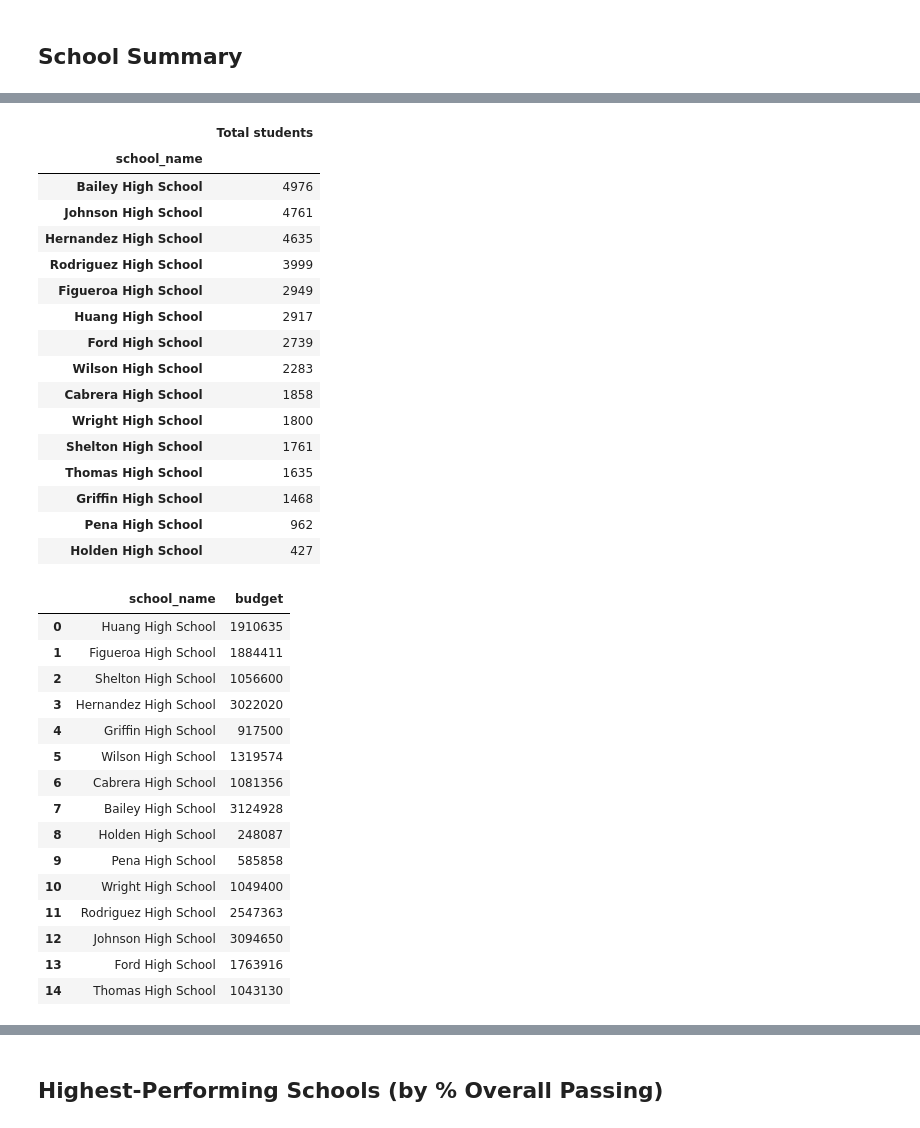
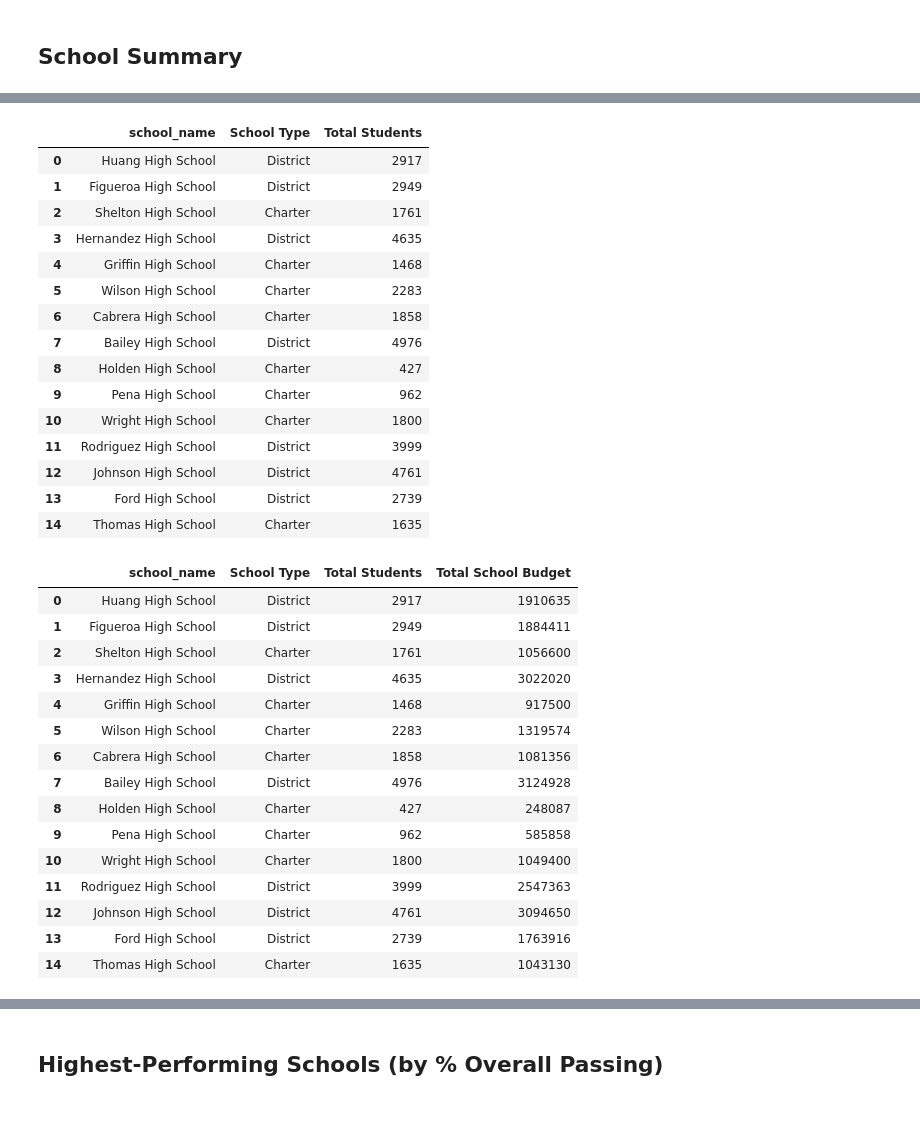
Before and after one commit to raniljoshua/Module-4-Challenge_pandas-challenge, a Jupyter notebook: PyCitySchools/PyCitySchools_starter.ipynb, the cells around one changed output, grey strips where cells are left out. Cells and saved outputs as stored; diff of their text form; code cells hidden in the pictures.

```diff
--- a/PyCitySchools/PyCitySchools_starter.ipynb
+++ b/PyCitySchools/PyCitySchools_starter.ipynb
@@ -108,6 +108,8 @@ district_summary
 ## School Summary
 # %%
 # Use the code provided to select all of the school types
-school_types = school_data_complete['type'].value_counts()
-school_types
+school_types = school_data_complete[["school_name","type"]].drop_duplicates()
+school_types = school_types.reset_index(drop=True)
+school_types = school_types.rename(columns={"type":"School Type"})
+school_types.set_index("school_name")
 # %% [output]
@@ -118,45 +133,47 @@ Name: count, dtype: int64
 # %%
 # Calculate the total student count per school
 # per_school_counts = school_data_complete["school_name"].value_counts()
-per_school_counts = pd.DataFrame({"Total students":school_data_complete["school_name"].value_counts()})
+per_school_counts = pd.DataFrame({"Total Students":school_data_complete["school_name"].value_counts()})
+per_school_counts = pd.merge(school_types, per_school_counts, how="left", on=["school_name", "school_name"])
 per_school_counts
 # %% [output]
-|  | Total students |
-| school_name |  |
-| Bailey High School | 4976 |
-| Johnson High School | 4761 |
-| Hernandez High School | 4635 |
-| Rodriguez High School | 3999 |
-| Figueroa High School | 2949 |
-| Huang High School | 2917 |
-| Ford High School | 2739 |
-| Wilson High School | 2283 |
-| Cabrera High School | 1858 |
-| Wright High School | 1800 |
-| Shelton High School | 1761 |
-| Thomas High School | 1635 |
-| Griffin High School | 1468 |
-| Pena High School | 962 |
-| Holden High School | 427 |
+|  | school_name | School Type | Total Students |
+| 0 | Huang High School | District | 2917 |
+| 1 | Figueroa High School | District | 2949 |
+| 2 | Shelton High School | Charter | 1761 |
+| 3 | Hernandez High School | District | 4635 |
+| 4 | Griffin High School | Charter | 1468 |
+| 5 | Wilson High School | Charter | 2283 |
+| 6 | Cabrera High School | Charter | 1858 |
+| 7 | Bailey High School | District | 4976 |
+| 8 | Holden High School | Charter | 427 |
+| 9 | Pena High School | Charter | 962 |
+| 10 | Wright High School | Charter | 1800 |
+| 11 | Rodriguez High School | District | 3999 |
+| 12 | Johnson High School | District | 4761 |
+| 13 | Ford High School | District | 2739 |
+| 14 | Thomas High School | Charter | 1635 |
 # %%
 # Calculate the total school budget and per capita spending per school
 per_school_budget = school_data_complete[["school_name","budget"]].drop_duplicates()
 per_school_budget = per_school_budget.reset_index(drop=True)
+per_school_budget = per_school_budget.rename(columns={"budget":"Total School Budget"})
+per_school_budget = pd.merge(per_school_counts, per_school_budget, how="left", on=["school_name", "school_name"])
 per_school_budget
 # %% [output]
-|  | school_name | budget |
-| 0 | Huang High School | 1910635 |
-| 1 | Figueroa High School | 1884411 |
-| 2 | Shelton High School | 1056600 |
-| 3 | Hernandez High School | 3022020 |
-| 4 | Griffin High School | 917500 |
-| 5 | Wilson High School | 1319574 |
-| 6 | Cabrera High School | 1081356 |
-| 7 | Bailey High School | 3124928 |
-| 8 | Holden High School | 248087 |
-| 9 | Pena High School | 585858 |
-| 10 | Wright High School | 1049400 |
-| 11 | Rodriguez High School | 2547363 |
-| 12 | Johnson High School | 3094650 |
-| 13 | Ford High School | 1763916 |
-| 14 | Thomas High School | 1043130 |
+|  | school_name | School Type | Total Students | Total School Budget |
+| 0 | Huang High School | District | 2917 | 1910635 |
+| 1 | Figueroa High School | District | 2949 | 1884411 |
+| 2 | Shelton High School | Charter | 1761 | 1056600 |
+| 3 | Hernandez High School | District | 4635 | 3022020 |
+| 4 | Griffin High School | Charter | 1468 | 917500 |
+| 5 | Wilson High School | Charter | 2283 | 1319574 |
+| 6 | Cabrera High School | Charter | 1858 | 1081356 |
+| 7 | Bailey High School | District | 4976 | 3124928 |
+| 8 | Holden High School | Charter | 427 | 248087 |
+| 9 | Pena High School | Charter | 962 | 585858 |
+| 10 | Wright High School | Charter | 1800 | 1049400 |
+| 11 | Rodriguez High School | District | 3999 | 2547363 |
+| 12 | Johnson High School | District | 4761 | 3094650 |
+| 13 | Ford High School | District | 2739 | 1763916 |
+| 14 | Thomas High School | Charter | 1635 | 1043130 |
```
Also changed, not shown: parts of 12 cells of this notebook.
